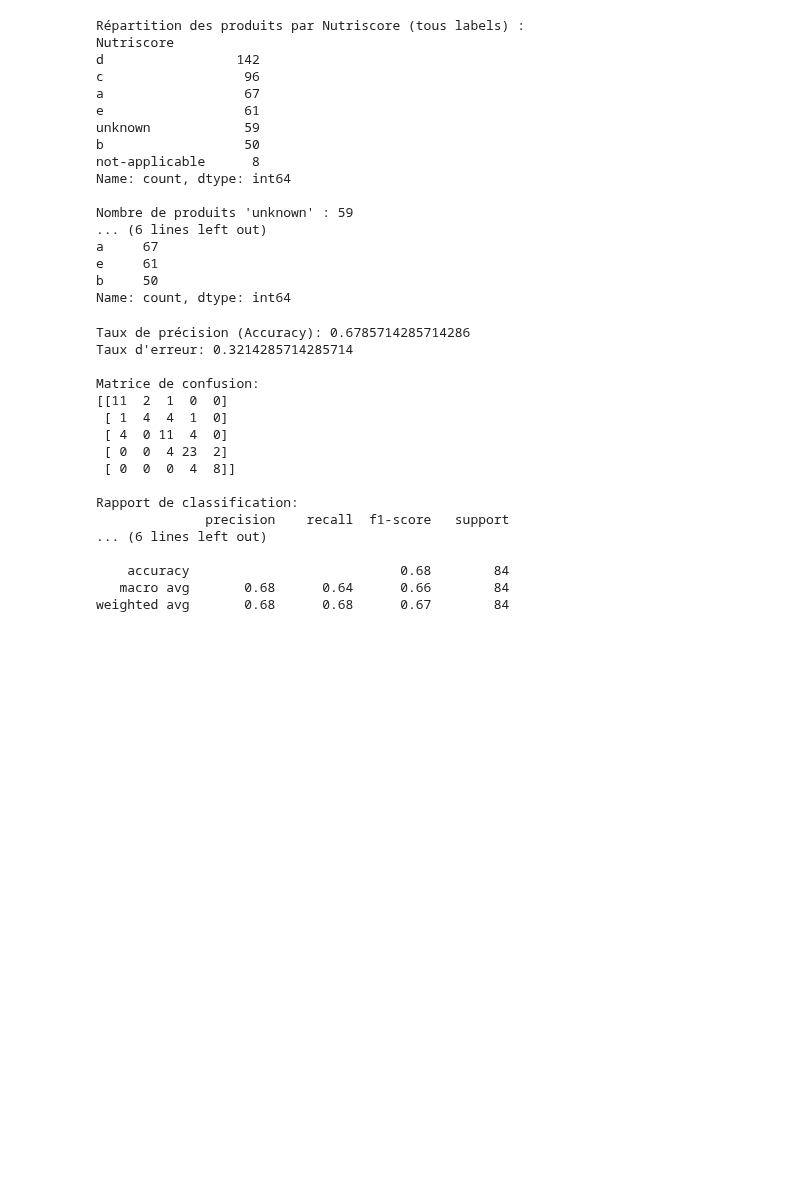
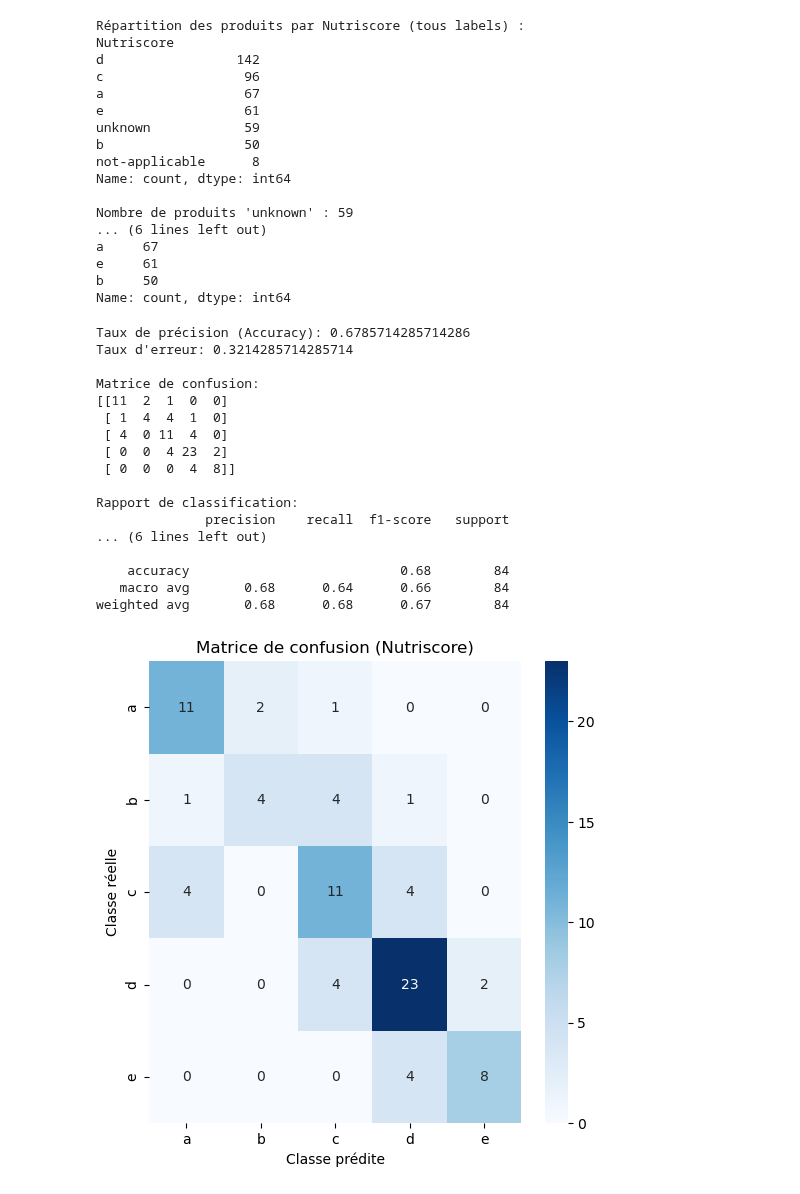
Before and after one commit to MaelTremouille/Projet-python-pour-la-data-science---ENSAE-Paris, a Jupyter notebook: src/food_fatcs.ipynb, the cells around one changed output. Cells and saved outputs as stored; diff of their text form; code cells hidden in the pictures; blank space fills up the shorter version.

Commit message:
meilleur affichage de la matrice confusion

```diff
--- a/src/food_fatcs.ipynb
+++ b/src/food_fatcs.ipynb
@@ -566,11 +566,13 @@ Name: count, dtype: int64
 # %%
 import pandas as pd
 import numpy as np
-
+import seaborn as sns
+import matplotlib.pyplot as plt
 from sklearn.ensemble import RandomForestClassifier
 from sklearn.model_selection import train_test_split
 from sklearn.metrics import accuracy_score, confusion_matrix, classification_report
 from sklearn.preprocessing import LabelEncoder
+
 
 # =========================================================================
 # 1. Filtrer le DataFrame pour ne garder que a, b, c, d, e dans Nutriscore
@@ -631,30 +633,46 @@ rf.fit(X_train, y_train)
 y_pred = rf.predict(X_test)
 
 accuracy = accuracy_score(y_test, y_pred)
 conf_mat = confusion_matrix(y_test, y_pred)
 report = classification_report(y_test, y_pred, target_names=encoder.classes_)
 
 print("Taux de précision (Accuracy):", accuracy)
 print("Taux d'erreur:", 1 - accuracy)
 print("\nMatrice de confusion:")
 print(conf_mat)
 print("\nRapport de classification:")
 print(report)
+
+# Récupérer la liste des classes dans l'ordre de l'encodeur
+labels = encoder.classes_  # ex: ['a', 'b', 'c', 'd', 'e']
+
+# Calculer la matrice de confusion
+conf_mat = confusion_matrix(y_test, y_pred)
+
+# Affichage avec Seaborn
+plt.figure(figsize=(6, 6))
+sns.heatmap(conf_mat, annot=True, fmt='d',
+            xticklabels=labels, yticklabels=labels, cmap="Blues")
+plt.title("Matrice de confusion (Nutriscore)")
+plt.ylabel("Classe réelle")
+plt.xlabel("Classe prédite")
+plt.show()
 # %% [output]
 Taux de précision (Accuracy): 0.6785714285714286
 Taux d'erreur: 0.3214285714285714
 
 Matrice de confusion:
 [[11  2  1  0  0]
  [ 1  4  4  1  0]
  [ 4  0 11  4  0]
  [ 0  0  4 23  2]
  [ 0  0  0  4  8]]
 
 Rapport de classification:
               precision    recall  f1-score   support
 ... (6 lines left out)
 
     accuracy                           0.68        84
    macro avg       0.68      0.64      0.66        84
 weighted avg       0.68      0.68      0.67        84
+[figure, added]
```
